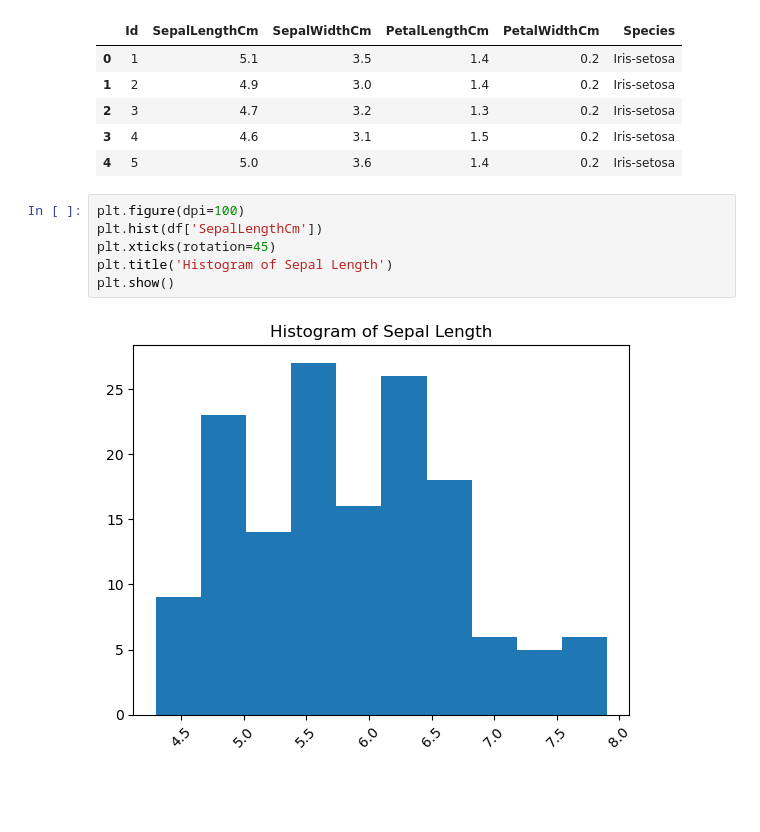
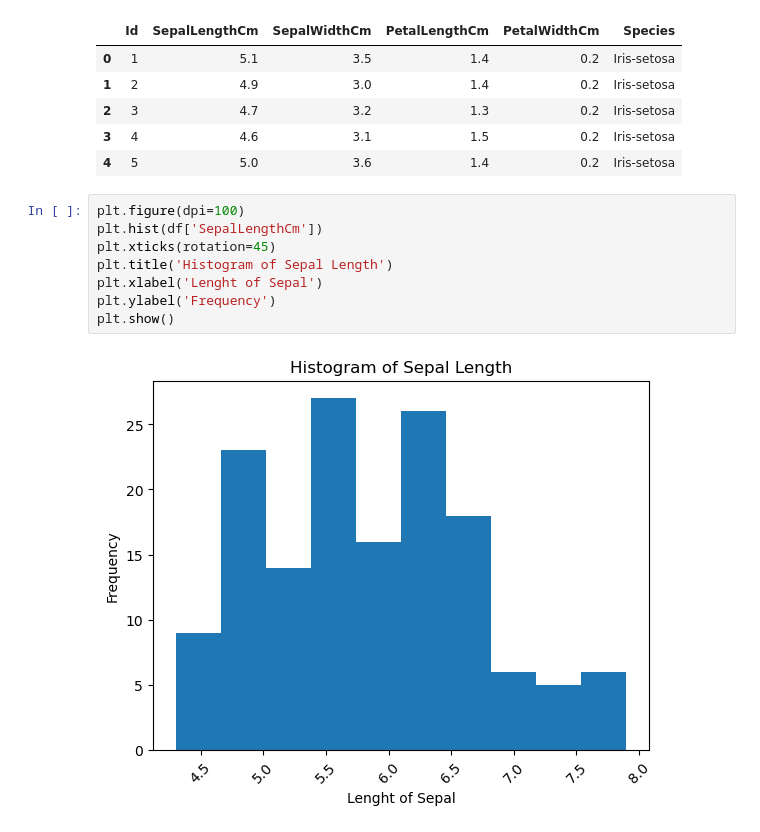
Before and after one commit to amenhasfaw/DPFE, a Jupyter notebook: CODE/Matplotlib.ipynb, the cells around one changed output. Drawn from its saved outputs; the diff is of its cells as text; blank space fills up the shorter version.

```diff
--- a/CODE/Matplotlib.ipynb
+++ b/CODE/Matplotlib.ipynb
@@ -14,8 +14,10 @@ df.head()
 # %%
 plt.figure(dpi=100)
 plt.hist(df['SepalLengthCm'])
 plt.xticks(rotation=45)
 plt.title('Histogram of Sepal Length')
+plt.xlabel('Lenght of Sepal')
+plt.ylabel('Frequency')
 plt.show()
 # %% [output]
-[figure, old version]
+[figure, new version]
```
Also changed, not shown: parts of 8 cells of this notebook.
